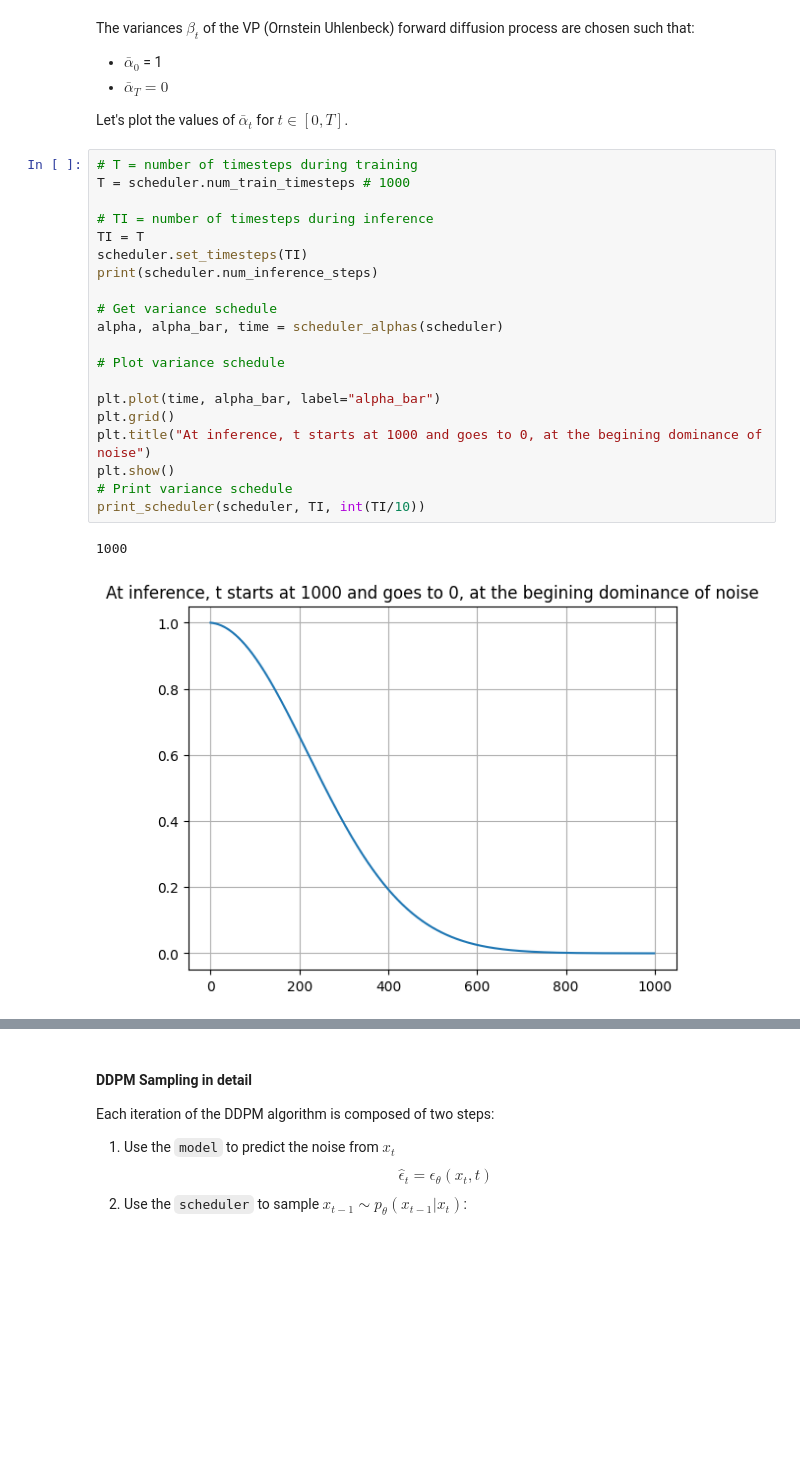
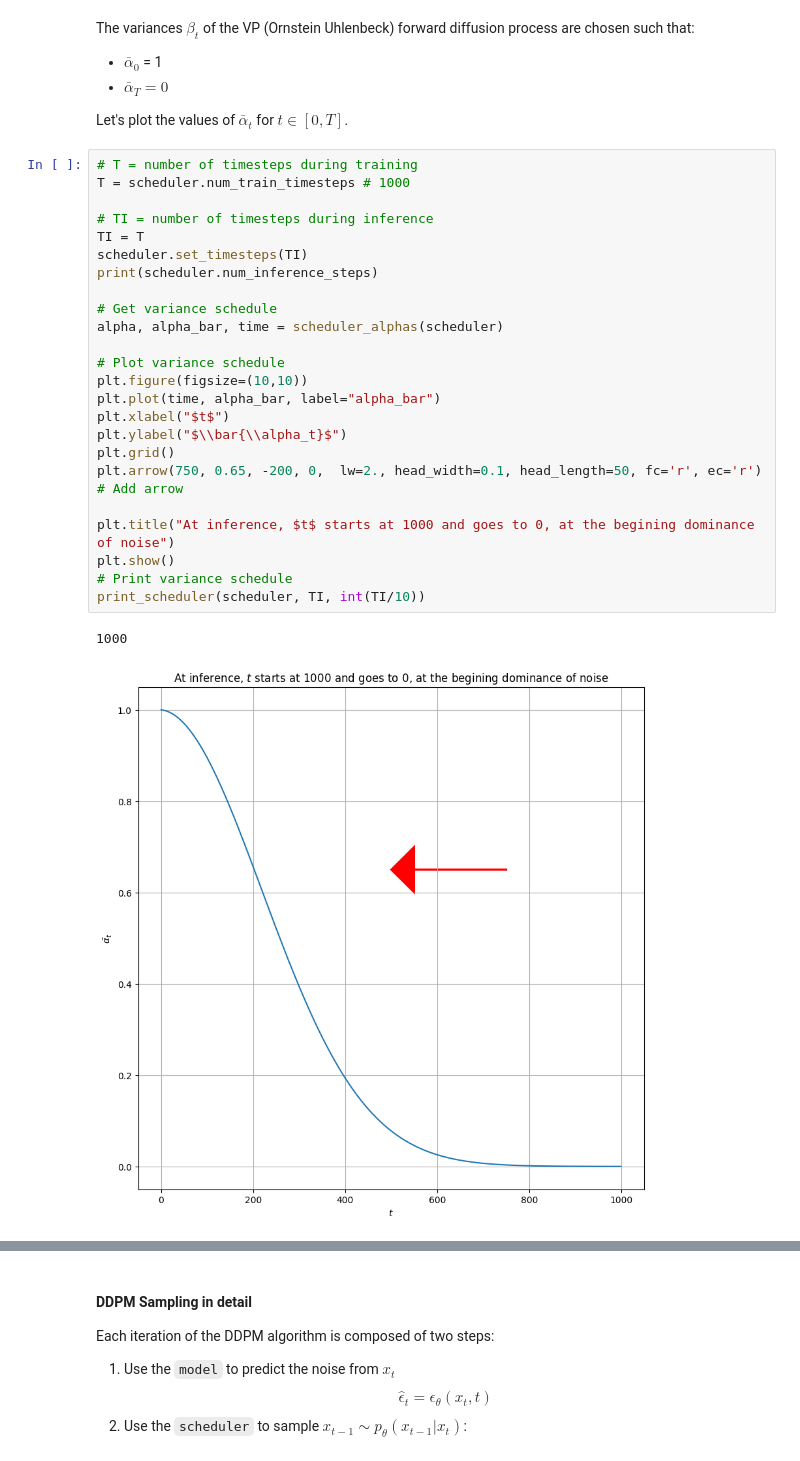
Before and after one commit to balthazarneveu/MVA24-delire, a Jupyter notebook: TP_3/TP-DM.ipynb, the cells around one changed output, grey strips where cells are left out. Cells and saved outputs as stored; diff of their text form; blank space fills up the shorter version.

```diff
--- a/TP_3/TP-DM.ipynb
+++ b/TP_3/TP-DM.ipynb
@@ -264,24 +280,28 @@ Let's plot the values of $\bar\alpha_t$ for $t \in [0, T]$.
 # %%
 # T = number of timesteps during training
 T = scheduler.num_train_timesteps # 1000
 
 # TI = number of timesteps during inference
 TI = T
 scheduler.set_timesteps(TI)
 print(scheduler.num_inference_steps)
 
 # Get variance schedule
 alpha, alpha_bar, time = scheduler_alphas(scheduler)
 
 # Plot variance schedule
+plt.figure(figsize=(10,10))
+plt.plot(time, alpha_bar, label="alpha_bar")
+plt.xlabel("$t$")
+plt.ylabel("$\\bar{\\alpha_t}$")
+plt.grid()
+plt.arrow(750, 0.65, -200, 0,  lw=2., head_width=0.1, head_length=50, fc='r', ec='r')  # Add arrow
 
-plt.plot(time, alpha_bar, label="alpha_bar")
-plt.grid()
-plt.title("At inference, t starts at 1000 and goes to 0, at the begining dominance of noise")
+plt.title("At inference, $t$ starts at 1000 and goes to 0, at the begining dominance of noise")
 plt.show()
 # Print variance schedule
 print_scheduler(scheduler, TI, int(TI/10))
 # %% [output]
 1000
-[figure, old version]
+[figure, new version]
 T t eta_t alpha_prod_t beta_prod_t current_beta_t
```
Also changed, not shown: parts of 9 cells of this notebook, 8 other files.
